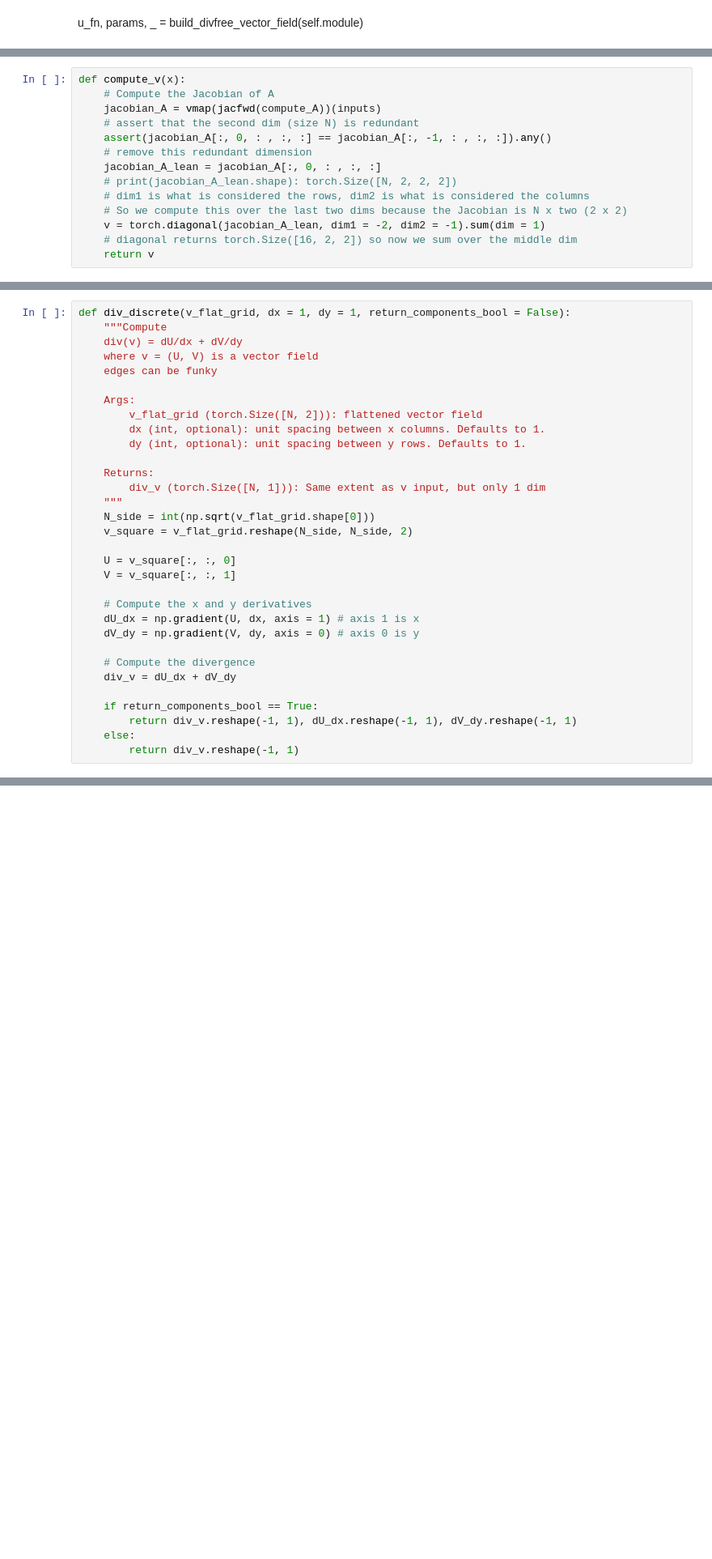
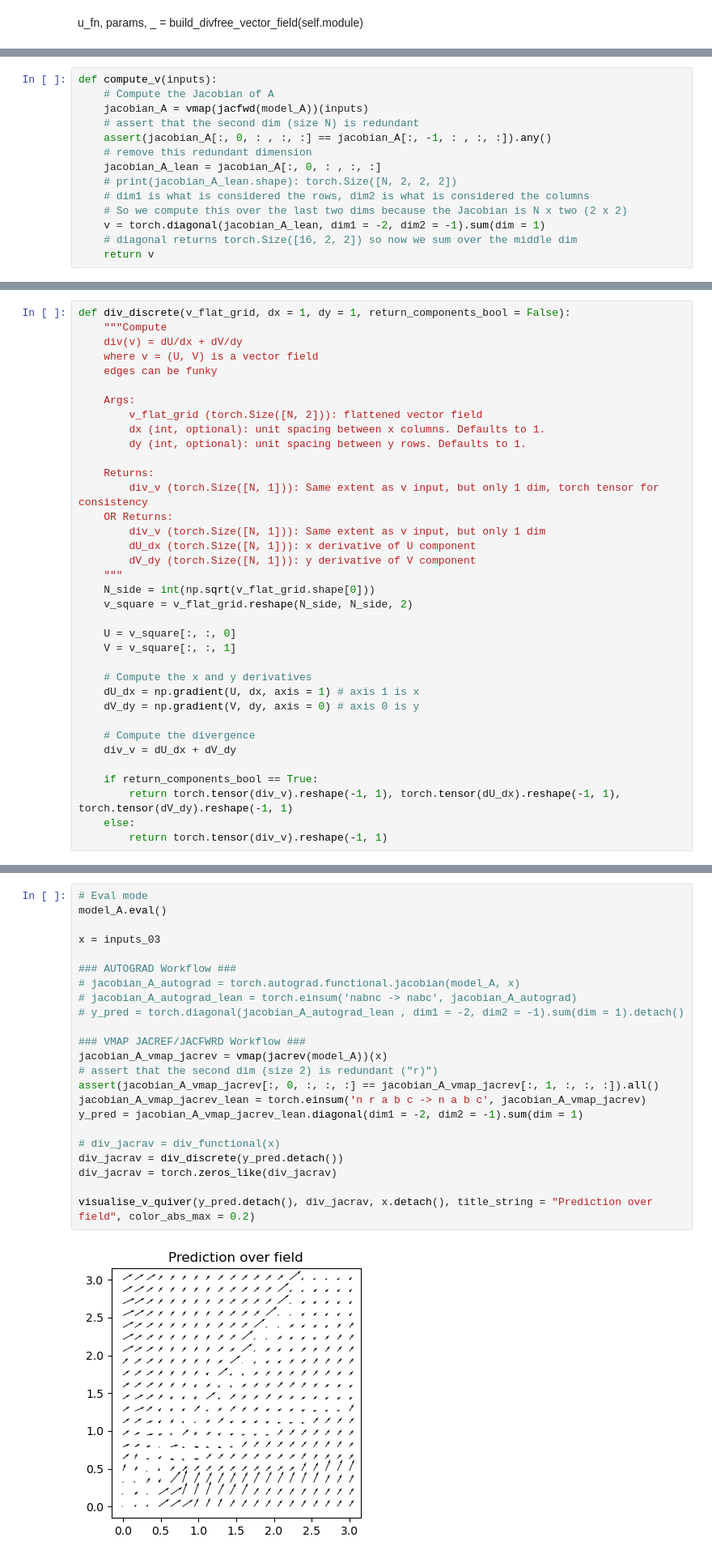
Before and after one commit to kimbente/ice_thickness, a Jupyter notebook: dfNN_pytorch.ipynb, the cells around one changed output, grey strips where cells are left out. Shown at 81% size. Drawn from its saved outputs; the diff is of its cells as text; blank space fills up the shorter version.

```diff
--- a/dfNN_pytorch.ipynb
+++ b/dfNN_pytorch.ipynb
@@ -436,9 +427,9 @@ def compute_A(x):
     A = U - U.transpose(1, 2)
     return A
 # %%
-def compute_v(x):
+def compute_v(inputs):
     # Compute the Jacobian of A
-    jacobian_A = vmap(jacfwd(compute_A))(inputs)
+    jacobian_A = vmap(jacfwd(model_A))(inputs)
     # assert that the second dim (size N) is redundant
     assert(jacobian_A[:, 0, : , :, :] == jacobian_A[:, -1, : , :, :]).any()
     # remove this redundant dimension
@@ -580,7 +574,11 @@ def div_discrete(v_flat_grid, dx = 1, dy = 1, return_components_bool = False):
         dy (int, optional): unit spacing between y rows. Defaults to 1.
 
     Returns:
+        div_v (torch.Size([N, 1])): Same extent as v input, but only 1 dim, torch tensor for consistency
+    OR Returns:
         div_v (torch.Size([N, 1])): Same extent as v input, but only 1 dim
+        dU_dx (torch.Size([N, 1])): x derivative of U component
+        dV_dy (torch.Size([N, 1])): y derivative of V component
     """
     N_side = int(np.sqrt(v_flat_grid.shape[0]))
     v_square = v_flat_grid.reshape(N_side, N_side, 2)
@@ -596,6 +594,6 @@ def div_discrete(v_flat_grid, dx = 1, dy = 1, return_components_bool = False):
     div_v = dU_dx + dV_dy
 
     if return_components_bool == True:
-        return div_v.reshape(-1, 1), dU_dx.reshape(-1, 1), dV_dy.reshape(-1, 1)
+        return torch.tensor(div_v).reshape(-1, 1), torch.tensor(dU_dx).reshape(-1, 1), torch.tensor(dV_dy).reshape(-1, 1)
     else:
-        return div_v.reshape(-1, 1)
+        return torch.tensor(div_v).reshape(-1, 1)
@@ -687,0 +802,25 @@ Epoch 2000/2000, Training Loss (MSE): 0.8456
+# %%
+# Eval mode
+model_A.eval()
+
+x = inputs_03
+
+### AUTOGRAD Workflow ###
+# jacobian_A_autograd = torch.autograd.functional.jacobian(model_A, x)
+# jacobian_A_autograd_lean = torch.einsum('nabnc -> nabc', jacobian_A_autograd)
+# y_pred = torch.diagonal(jacobian_A_autograd_lean , dim1 = -2, dim2 = -1).sum(dim = 1).detach()
+
+### VMAP JACREF/JACFWRD Workflow ###
+jacobian_A_vmap_jacrev = vmap(jacrev(model_A))(x)
+# assert that the second dim (size 2) is redundant ("r)")
+assert(jacobian_A_vmap_jacrev[:, 0, :, :, :] == jacobian_A_vmap_jacrev[:, 1, :, :, :]).all()
+jacobian_A_vmap_jacrev_lean = torch.einsum('n r a b c -> n a b c', jacobian_A_vmap_jacrev)
+y_pred = jacobian_A_vmap_jacrev_lean.diagonal(dim1 = -2, dim2 = -1).sum(dim = 1)
+
+# div_jacrav = div_functional(x)
+div_jacrav = div_discrete(y_pred.detach())
+div_jacrav = torch.zeros_like(div_jacrav)
+
+visualise_v_quiver(y_pred.detach(), div_jacrav, x.detach(), title_string = "Prediction over field", color_abs_max = 0.2)
+# %% [output]
+[figure, added]
```
Also changed, not shown: parts of 28 cells of this notebook, 6 other files.
